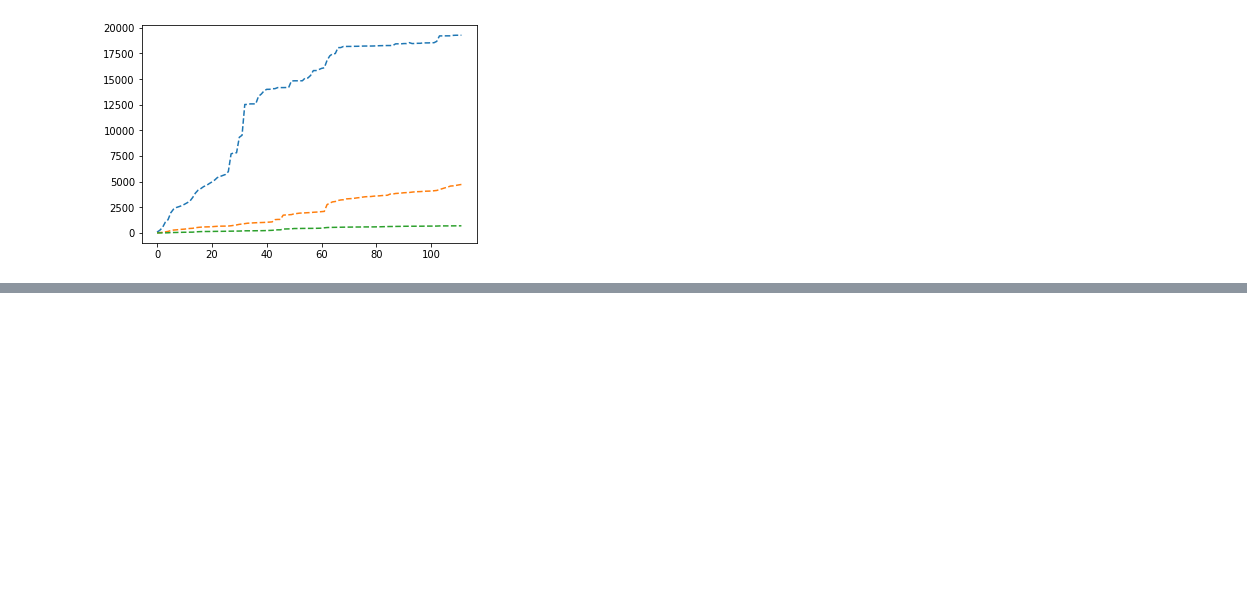
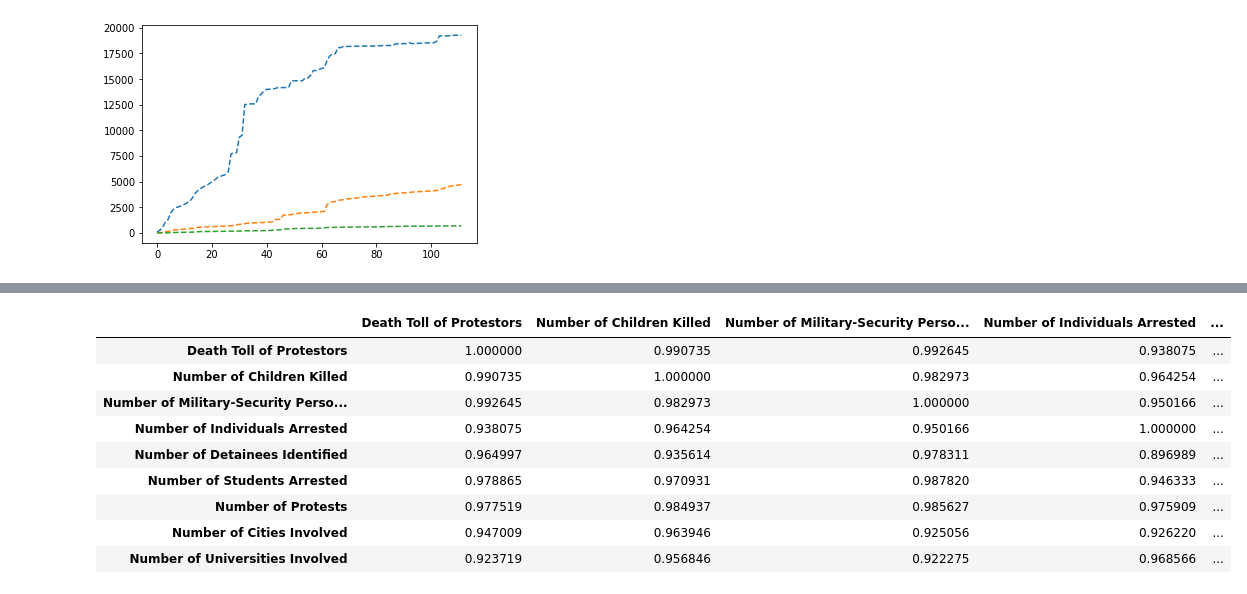
Before and after one commit to YB73/Iran-Protests-2022, a Jupyter notebook: Iran_Protests_2022.ipynb, the cells around one changed output, grey strips where cells are left out. Cells and saved outputs as stored; diff of their text form; code cells hidden in the pictures; blank space fills up the shorter version.

```diff
--- a/Iran_Protests_2022.ipynb
+++ b/Iran_Protests_2022.ipynb
@@ -185,3 +187,17 @@ fig2.show()
 [interactive output not drawn]
 [interactive output not drawn]
 [interactive output not drawn]
+# %%
+corr = df.corr()
+corr
+# %% [output]
+|  | Death Toll of Protestors | Number of Children Killed | Number of Military-Security Perso... | Number of Individuals Arrested | ... |
+| Death Toll of Protestors | 1.000000 | 0.990735 | 0.992645 | 0.938075 | ... |
+| Number of Children Killed | 0.990735 | 1.000000 | 0.982973 | 0.964254 | ... |
+| Number of Military-Security Perso... | 0.992645 | 0.982973 | 1.000000 | 0.950166 | ... |
+| Number of Individuals Arrested | 0.938075 | 0.964254 | 0.950166 | 1.000000 | ... |
+| Number of Detainees Identified | 0.964997 | 0.935614 | 0.978311 | 0.896989 | ... |
+| Number of Students Arrested | 0.978865 | 0.970931 | 0.987820 | 0.946333 | ... |
+| Number of Protests | 0.977519 | 0.984937 | 0.985627 | 0.975909 | ... |
+| Number of Cities Involved | 0.947009 | 0.963946 | 0.925056 | 0.926220 | ... |
+| Number of Universities Involved | 0.923719 | 0.956846 | 0.922275 | 0.968566 | ... |
```
Also changed, not shown: parts of 3 cells of this notebook.
